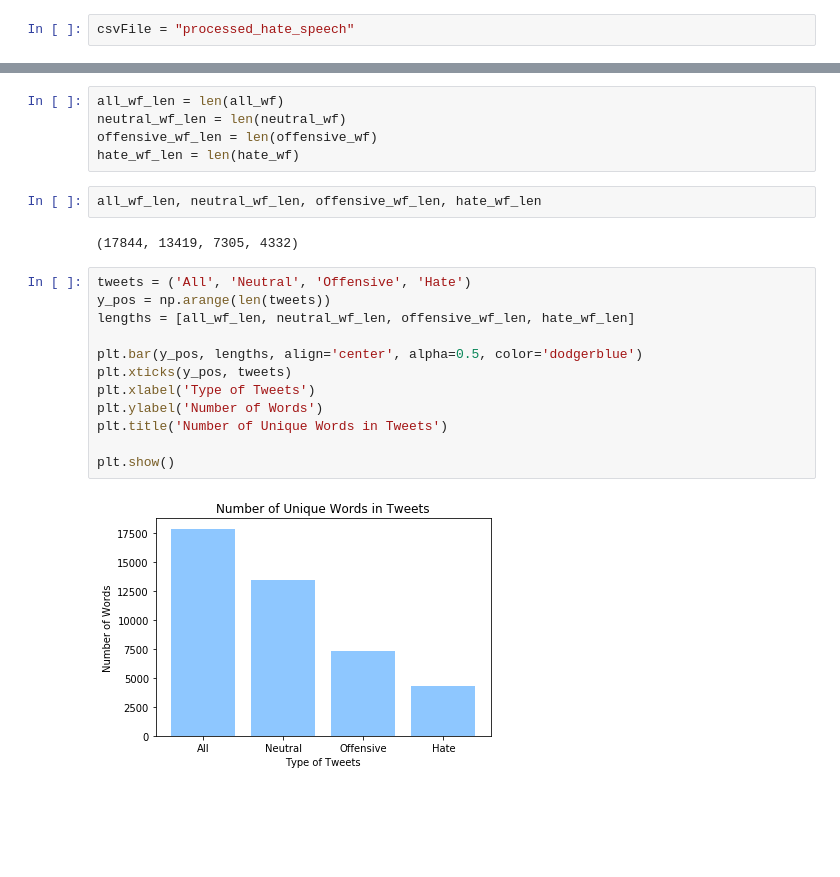
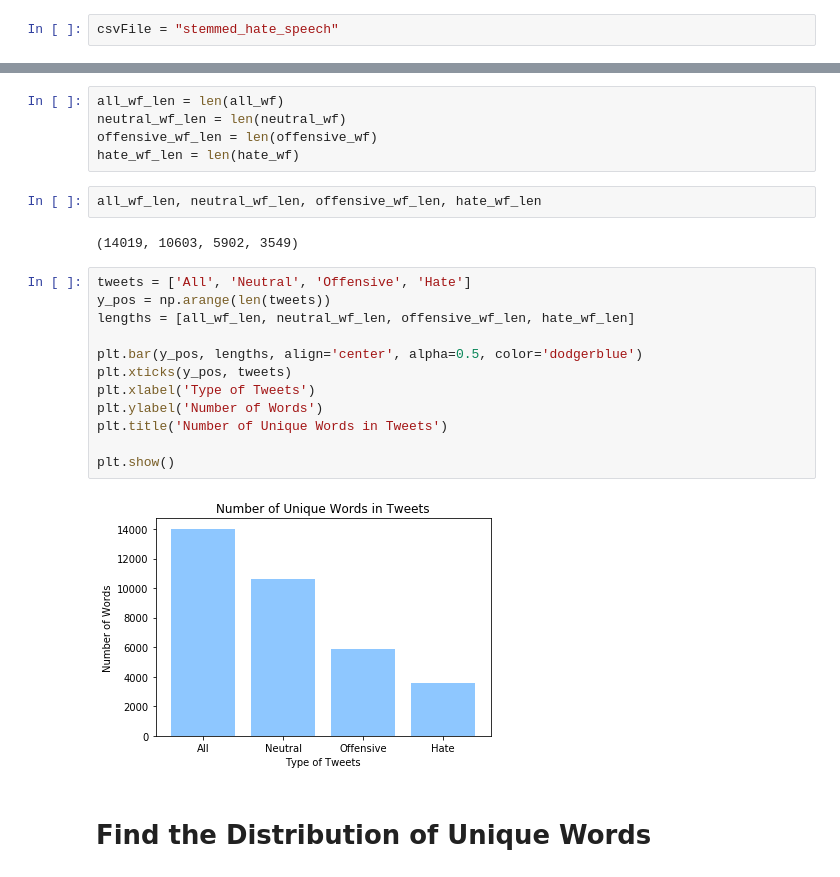
Before and after one commit to hkhan925/Hate-Speech-Classifier, a Jupyter notebook: Descriptive Statistics.ipynb, the cells around one changed output, grey strips where cells are left out. Saved outputs shown, nothing was run; the diff lists cells and outputs as text; blank space fills up the shorter version.

```diff
--- a/Descriptive Statistics.ipynb
+++ b/Descriptive Statistics.ipynb
@@ -10,7 +10,7 @@ def loadCSV(filename):
     data = pd.read_csv(file, encoding = 'ISO-8859-1')
     return data
 # %%
-csvFile = "processed_hate_speech"
+csvFile = "stemmed_hate_speech"
 # %%
 data = loadCSV(csvFile)
 # %%
@@ -79,18 +79,20 @@ hate_wf_len = len(hate_wf)
 # %%
 all_wf_len, neutral_wf_len, offensive_wf_len, hate_wf_len
 # %% [output]
-(17844, 13419, 7305, 4332)
+(14019, 10603, 5902, 3549)
 # %%
-tweets = ('All', 'Neutral', 'Offensive', 'Hate')
+tweets = ['All', 'Neutral', 'Offensive', 'Hate']
 y_pos = np.arange(len(tweets))
 lengths = [all_wf_len, neutral_wf_len, offensive_wf_len, hate_wf_len]
 
 plt.bar(y_pos, lengths, align='center', alpha=0.5, color='dodgerblue')
 plt.xticks(y_pos, tweets)
 plt.xlabel('Type of Tweets')
 plt.ylabel('Number of Words')
 plt.title('Number of Unique Words in Tweets')
 
 plt.show()
 # %% [output]
-[figure, old version]
+[figure, new version]
+# %% [markdown]
+# Find the Distribution of Unique Words
```
Also changed, not shown: parts of 9 cells of this notebook, 2 other files.
